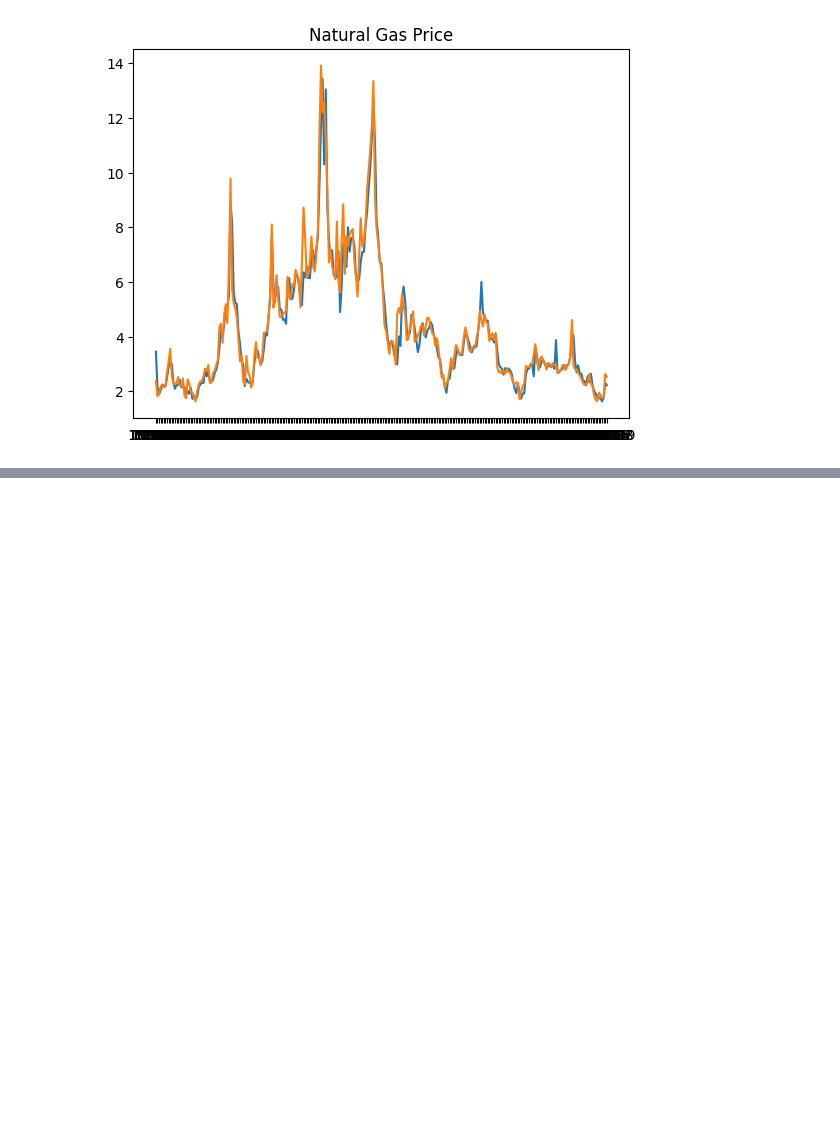
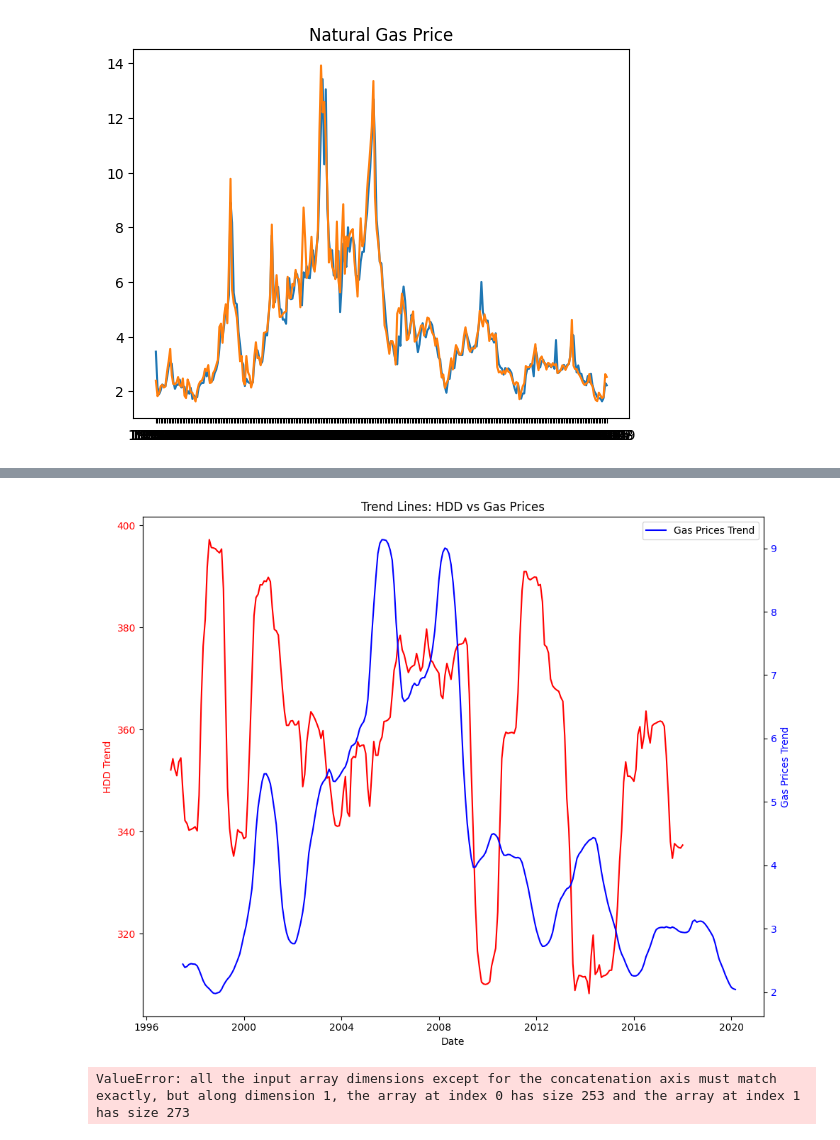
Before and after one commit to johnCavatelli/CS-5990-Gas-Price, a Jupyter notebook: main.ipynb, the cells around one changed output, grey strips where cells are left out. Cells and saved outputs as stored; diff of their text form; code cells hidden in the pictures; blank space fills up the shorter version.

```diff
--- a/main.ipynb
+++ b/main.ipynb
@@ -59,0 +112,36 @@ plt.plot(df4.Month, df4.Data2, df4.Data3)
+# %%
+# Create subplots with shared x-axis
+fig, ax1 = plt.subplots(figsize=(10, 8))
+
+# Define the number of periods (months) to delay to line up the data
+delay_periods = 26
+
+# Shift HDD trend by the specified number of periods (delay)
+shifted_hdd_trend = decomposition_hdd.trend.shift(-delay_periods)
+
+# Plot HDD Trend on the left y-axis (red)
+ax1.plot(df.index, shifted_hdd_trend, color='red', label='HDD Trend')
+ax1.set_xlabel('Date')
+ax1.set_ylabel('HDD Trend', color='red')
+for label in ax1.get_yticklabels():
+    label.set_color('red')
+
+# Create a second y-axis for Gas Prices on the right side (blue)
+ax2 = ax1.twinx()
+ax2.plot(df.index, decomposition_gas.trend, color='blue', label='Gas Prices Trend')
+ax2.set_ylabel('Gas Prices Trend', color='blue')
+for label in ax2.get_yticklabels():
+    label.set_color('blue')
+
+plt.title('Trend Lines: HDD vs Gas Prices')
+plt.legend()
+plt.tight_layout()
+plt.show()
+
+# Calculate linear regression between HDD and Gas Prices trend lines
+slope, intercept, r_value, p_value, std_err = linregress(shifted_hdd_trend.dropna(), decomposition_gas.trend.dropna())
+r_squared = r_value ** 2
+print(f'R-squared value between HDD and Gas Prices trend lines: {r_squared}')
+# %% [output]
+[figure, added]
+ValueError: all the input array dimensions except for the concatenation axis must match exactly, but along dimension 1, the array at index 0 has size 253 and the array at index 1 has size 273
```
Also changed, not shown: parts of 8 cells of this notebook, 5 other files.
